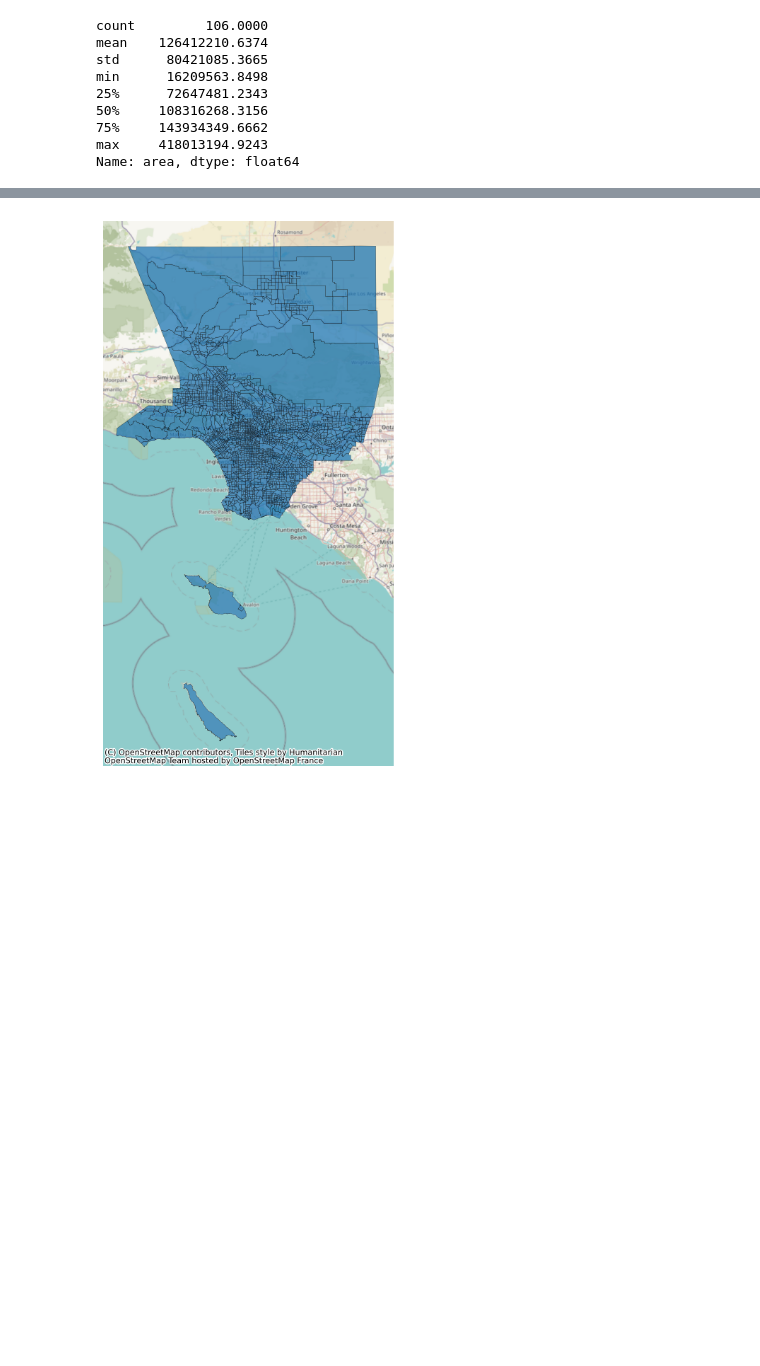
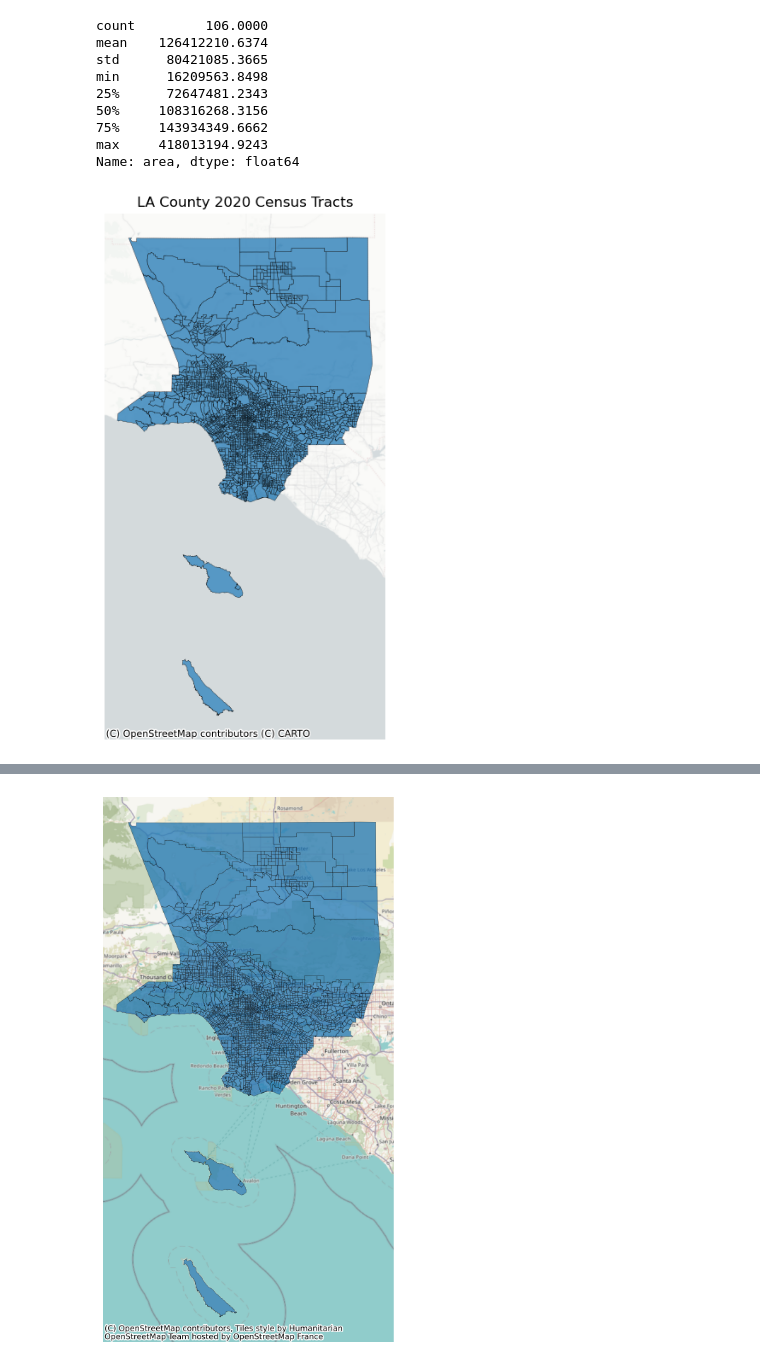
Before and after one commit to giovani-gutierrez/TDA_CalFire, a Jupyter notebook: SVI_EDA.ipynb, the cells around one changed output, grey strips where cells are left out. Drawn from its saved outputs; the diff is of its cells as text; code cells hidden in the pictures; blank space fills up the shorter version.

```diff
--- a/SVI_EDA.ipynb
+++ b/SVI_EDA.ipynb
@@ -116,0 +100,8 @@ lacofd_station_bounds['contains_tract'] = lacofd_station_bounds['geometry'].appl
+# %%
+ax = svi.to_crs('EPSG:2229').plot(linewidth = 0.3, edgecolor = 'k', alpha = 0.75)
+ax.set(title = 'LA County 2020 Census Tracts')
+cx.add_basemap(ax, crs = 'EPSG:2229', source = cx.providers.CartoDB.PositronNoLabels)
+plt.axis('off')
+plt.savefig('Figures/census_tracts1.png', bbox_inches = 'tight', dpi = 600)
+# %% [output]
+[figure, added]
```
Also changed, not shown: parts of 16 cells of this notebook, 4 other files.
